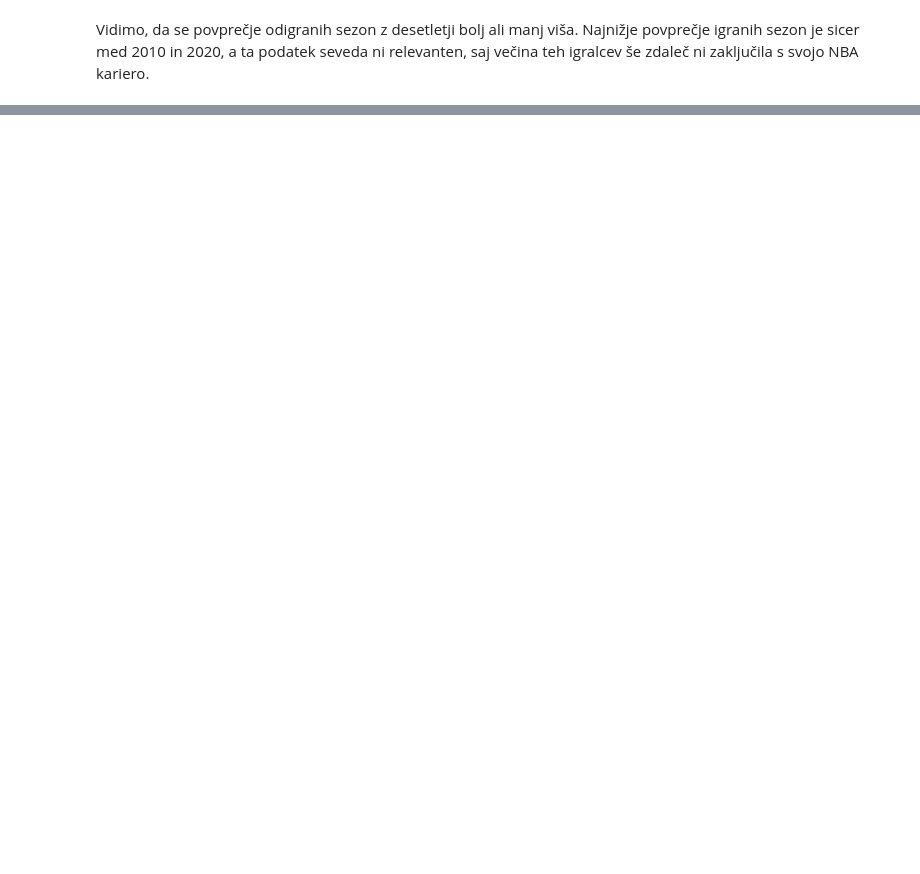
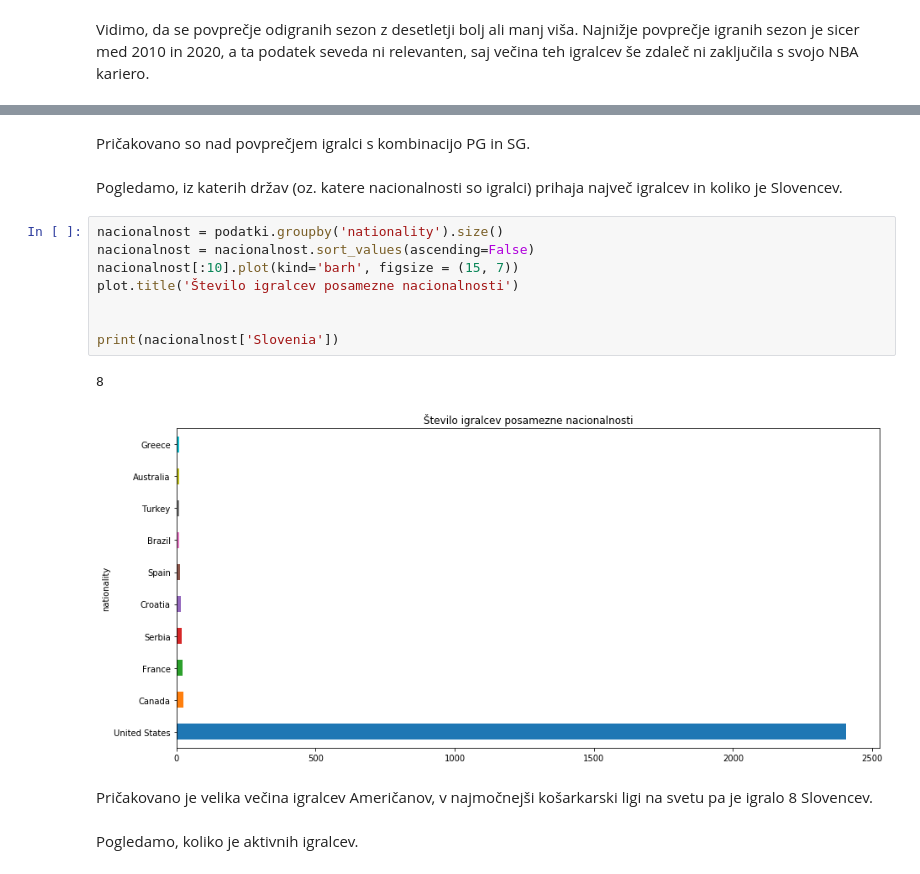
Before and after one commit to sarabizjak7/NBA_players, a Jupyter notebook: data_analysis.ipynb, the cells around one changed output, grey strips where cells are left out. Drawn from its saved outputs; the diff is of its cells as text; blank space fills up the shorter version.

```diff
--- a/data_analysis.ipynb
+++ b/data_analysis.ipynb
@@ -173,0 +211,19 @@ Najnižje povprečje igranih sezon je sicer med 2010 in 2020, a ta podatek seved
+# %% [markdown]
+Pričakovano so nad povprečjem igralci s kombinacijo PG in SG.
+# %% [markdown]
+Pogledamo, iz katerih držav (oz. katere nacionalnosti so igralci) prihaja največ igralcev in koliko je Slovencev.
+# %%
+nacionalnost = podatki.groupby('nationality').size()
+nacionalnost = nacionalnost.sort_values(ascending=False)
+nacionalnost[:10].plot(kind='barh', figsize = (15, 7))
+plot.title('Število igralcev posamezne nacionalnosti')
+
+
+print(nacionalnost['Slovenia'])
+# %% [output]
+8
+[figure, added]
+# %% [markdown]
+Pričakovano je velika večina igralcev Američanov, v najmočnejši košarkarski ligi na svetu pa je igralo 8 Slovencev.
+# %% [markdown]
+Pogledamo, koliko je aktivnih igralcev.
```
Also changed, not shown: parts of 49 cells of this notebook.
